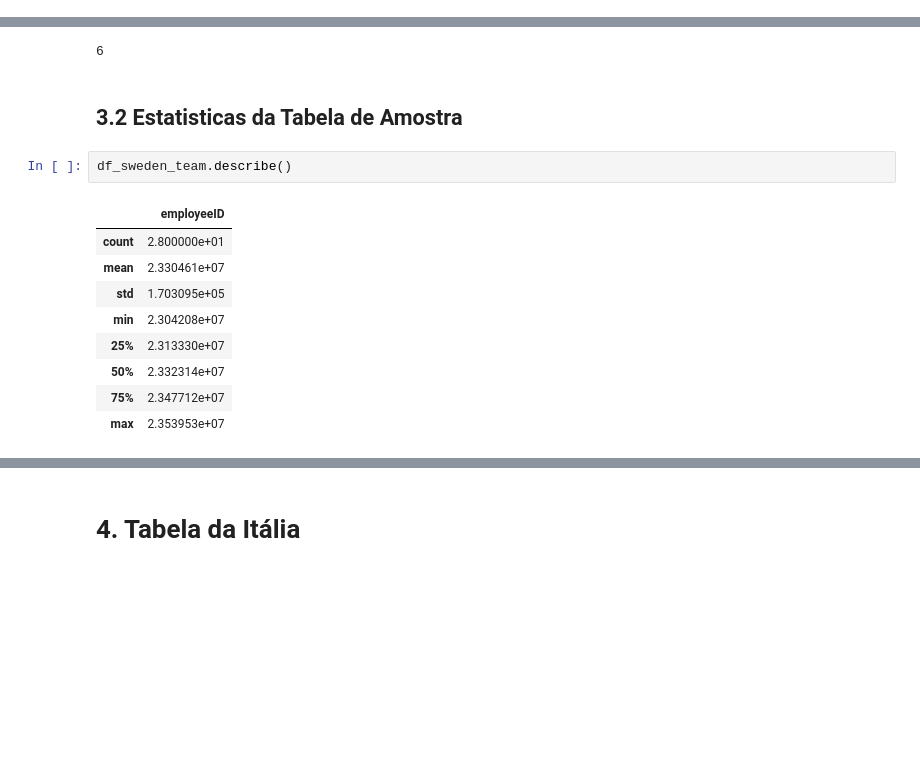
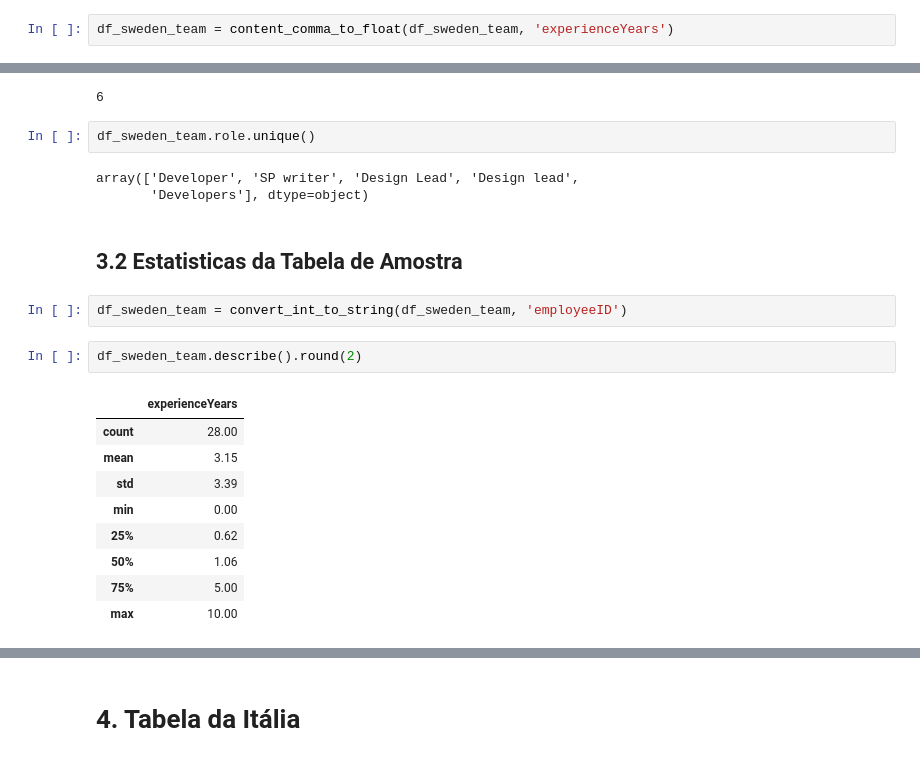
Before and after one commit to Technical-Debt-Large-Scale/tdmls, a Jupyter notebook: Analise das Tabelas dos Sites envolvidos.ipynb, the cells around one changed output, grey strips where cells are left out. Drawn from its saved outputs; the diff is of its cells as text; blank space fills up the shorter version.

```diff
--- a/Analise das Tabelas dos Sites envolvidos.ipynb
+++ b/Analise das Tabelas dos Sites envolvidos.ipynb
@@ -145,6 +161,8 @@ dtypes: int64(1), object(6)
 memory usage: 1.6+ KB
 # %% [markdown]
 ## 3.1 Amostra de Dados
+# %%
+df_sweden_team = content_comma_to_float(df_sweden_team, 'experienceYears')
 # %%
 df_sweden_team.head(10)
 # %% [output]
@@ -168,17 +186,24 @@ array(['TURK-372S', 'VOICE-407', 'VOICE-419', 'VOICE-436S', 'VOICE-555S',
 len(df_sweden_team.taskID.unique())
 # %% [output]
 6
+# %%
+df_sweden_team.role.unique()
+# %% [output]
+array(['Developer', 'SP writer', 'Design Lead', 'Design lead',
+       'Developers'], dtype=object)
 # %% [markdown]
 ## 3.2 Estatisticas da Tabela de Amostra
+# %%
+df_sweden_team = convert_int_to_string(df_sweden_team, 'employeeID')
 # %%
-df_sweden_team.describe()
+df_sweden_team.describe().round(2)
 # %% [output]
-|  | employeeID |
-| count | 2.800000e+01 |
-| mean | 2.330461e+07 |
-| std | 1.703095e+05 |
-| min | 2.304208e+07 |
-| 25% | 2.313330e+07 |
-| 50% | 2.332314e+07 |
-| 75% | 2.347712e+07 |
-| max | 2.353953e+07 |
+|  | experienceYears |
+| count | 28.00 |
+| mean | 3.15 |
+| std | 3.39 |
+| min | 0.00 |
+| 25% | 0.62 |
+| 50% | 1.06 |
+| 75% | 5.00 |
+| max | 10.00 |
```
Also changed, not shown: parts of 18 cells of this notebook, 3 other files.
